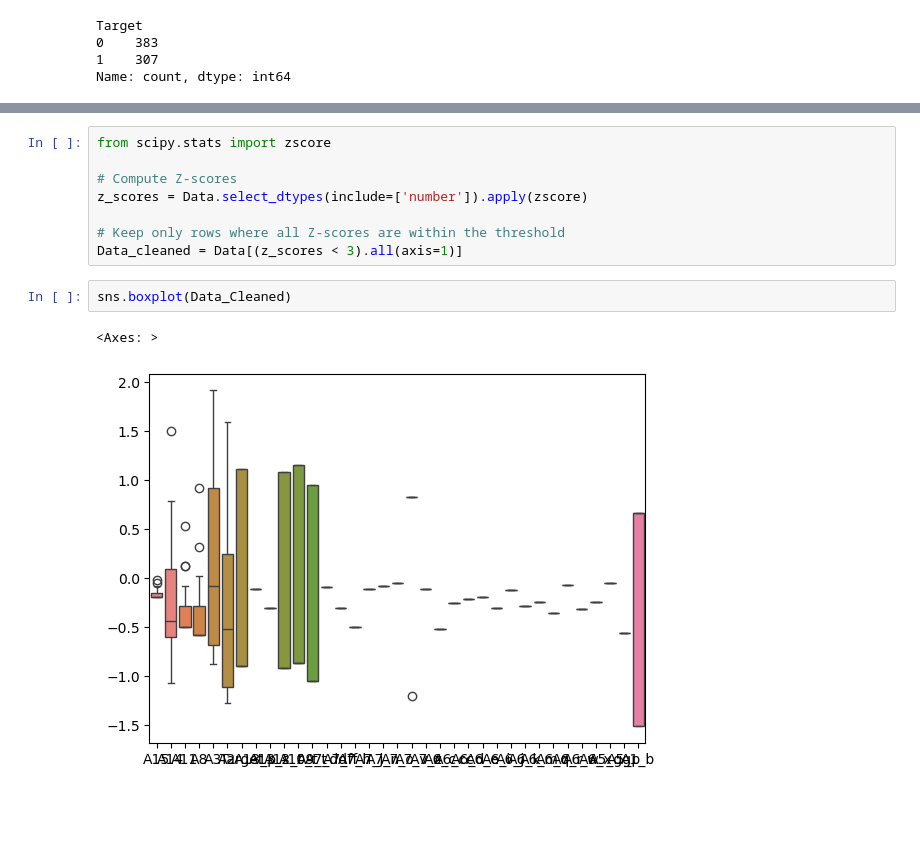
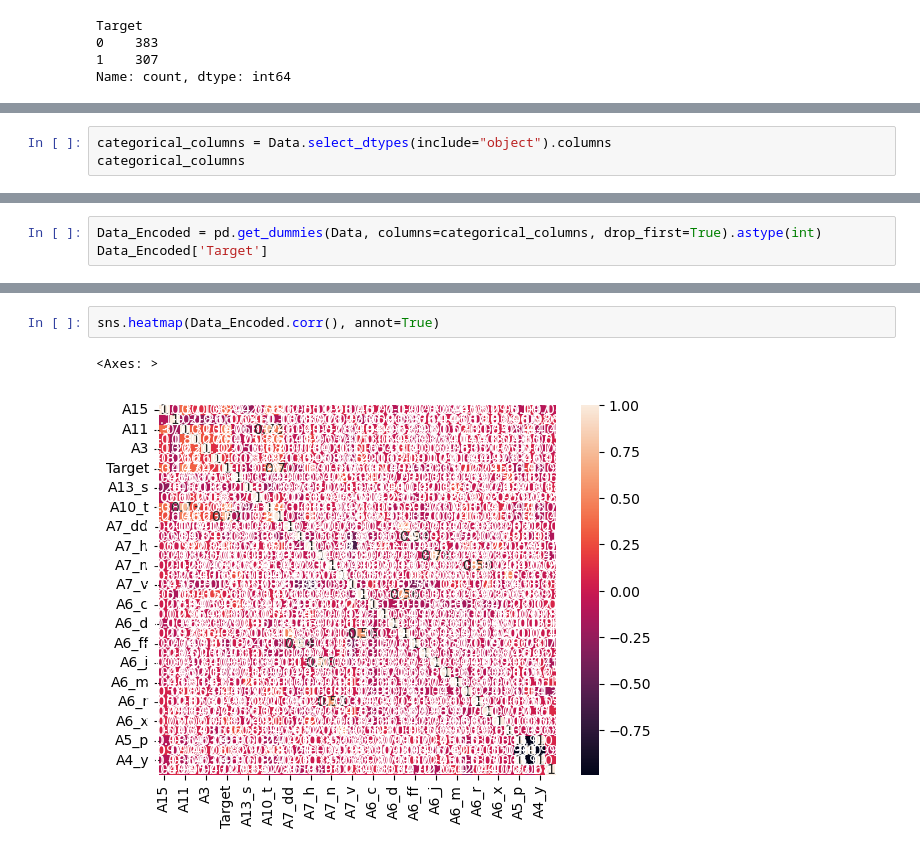
Before and after one commit to sreekanthTa/MLPracticeProjects, a Jupyter notebook: pro-4.credit+approval/tset.ipynb, the cells around one changed output, grey strips where cells are left out. Saved outputs shown, nothing was run; the diff lists cells and outputs as text; blank space fills up the shorter version.

```diff
--- a/pro-4.credit+approval/tset.ipynb
+++ b/pro-4.credit+approval/tset.ipynb
@@ -224,0 +169,3 @@ Columns to drop: {'A6_ff', 'A4_u', 'A4_y'}
+# %%
+categorical_columns = Data.select_dtypes(include="object").columns
+categorical_columns
@@ -224,0 +174,3 @@ Columns to drop: {'A6_ff', 'A4_u', 'A4_y'}
+# %%
+Data_Encoded = pd.get_dummies(Data, columns=categorical_columns, drop_first=True).astype(int)
+Data_Encoded['Target']
@@ -280,13 +199,5 @@ sns.boxplot(Data_Cleaned)
-# %%
-from scipy.stats import zscore
-
-# Compute Z-scores
-z_scores = Data.select_dtypes(include=['number']).apply(zscore)
-
-# Keep only rows where all Z-scores are within the threshold
-Data_cleaned = Data[(z_scores < 3).all(axis=1)]
-# %%
-sns.boxplot(Data_Cleaned)
-# %% [output]
-<Axes: >
-[figure, removed]
+# %%
+sns.heatmap(Data_Encoded.corr(), annot=True)
+# %% [output]
+<Axes: >
+[figure, added]
```
Also changed, not shown: parts of 71 cells of this notebook, 5 other files.
